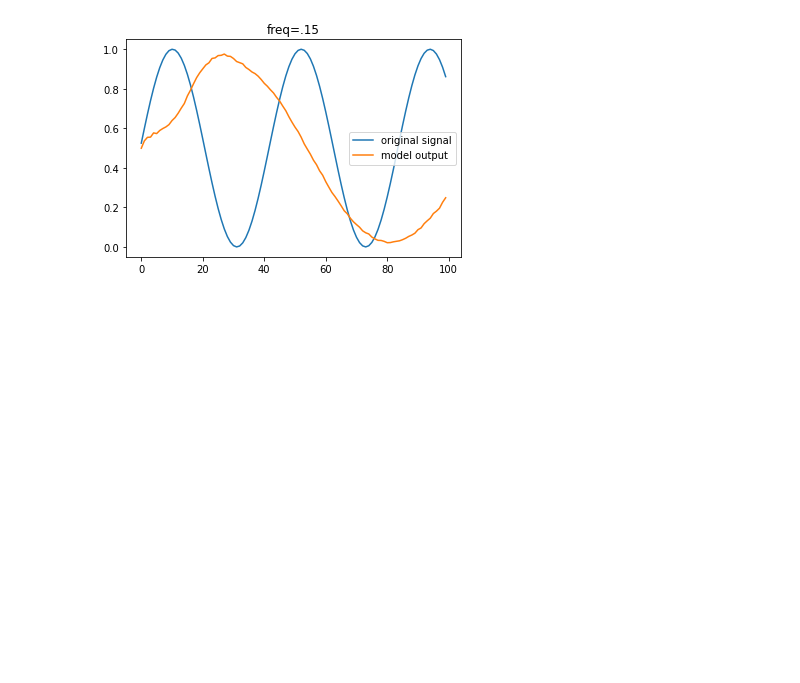
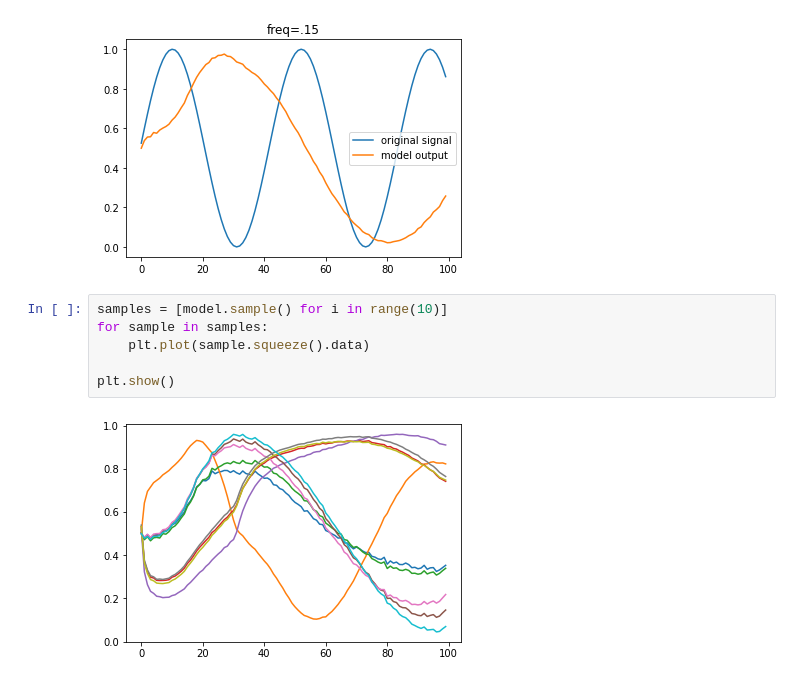
Before and after one commit to johnnyd710/aurelius, a Jupyter notebook: notebooks/tutorial.ipynb, the cells around one changed output. Saved outputs shown, nothing was run; the diff lists cells and outputs as text; blank space fills up the shorter version.

```diff
--- a/notebooks/tutorial.ipynb
+++ b/notebooks/tutorial.ipynb
@@ -64,3 +64,11 @@ compare(freq = 0.15, phase=0.05, title='freq=.15')
 [figure]
 [figure]
 [figure]
+# %%
+samples = [model.sample() for i in range(10)]
+for sample in samples:
+    plt.plot(sample.squeeze().data)
+
+plt.show()
+# %% [output]
+[figure, added]
```
Also changed, not shown: 1 other file.
